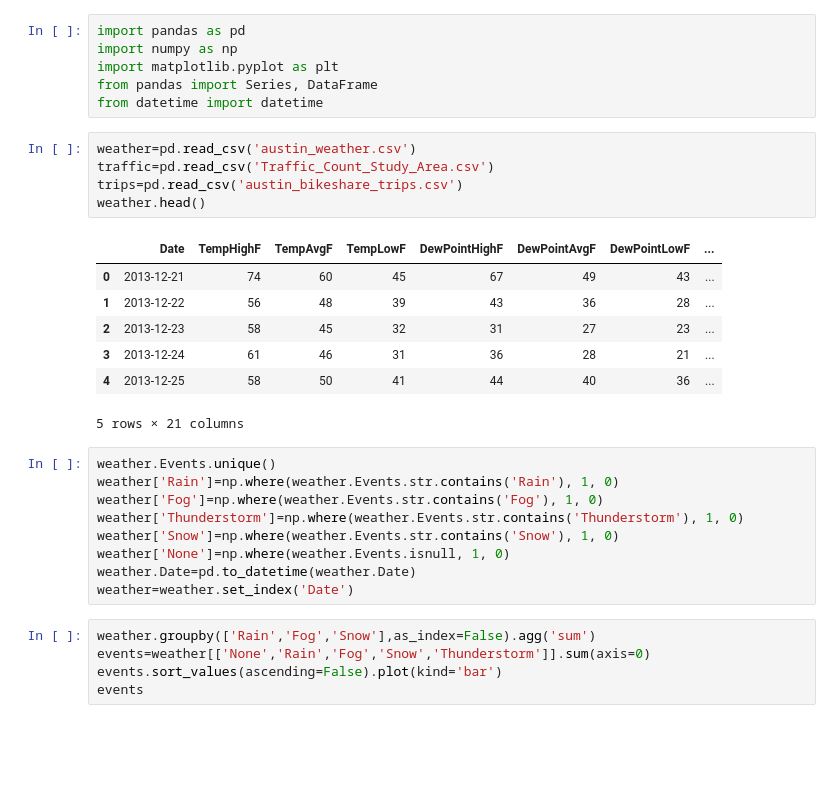
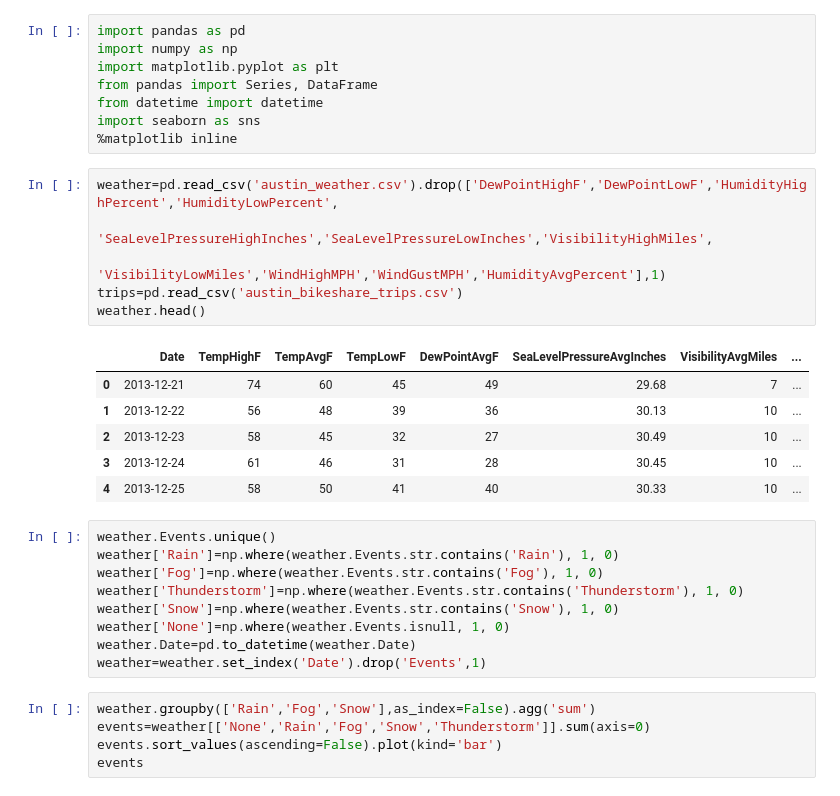
Before and after one commit to akhilesh-reddy/Strategy-consulting-for-bike-sharing, a Jupyter notebook: weather EDA - Rachel.ipynb, the cells around one changed output. Saved outputs shown, nothing was run; the diff lists cells and outputs as text; blank space fills up the shorter version.

```diff
--- a/weather EDA - Rachel.ipynb
+++ b/weather EDA - Rachel.ipynb
@@ -4,19 +4,21 @@ import numpy as np
 import matplotlib.pyplot as plt
 from pandas import Series, DataFrame
 from datetime import datetime
+import seaborn as sns
+%matplotlib inline
 # %%
-weather=pd.read_csv('austin_weather.csv')
-traffic=pd.read_csv('Traffic_Count_Study_Area.csv')
+weather=pd.read_csv('austin_weather.csv').drop(['DewPointHighF','DewPointLowF','HumidityHighPercent','HumidityLowPercent',
+                                               'SeaLevelPressureHighInches','SeaLevelPressureLowInches','VisibilityHighMiles',
+                                               'VisibilityLowMiles','WindHighMPH','WindGustMPH','HumidityAvgPercent'],1)
 trips=pd.read_csv('austin_bikeshare_trips.csv')
 weather.head()
 # %% [output]
-|  | Date | TempHighF | TempAvgF | TempLowF | DewPointHighF | DewPointAvgF | DewPointLowF | ... |
-| 0 | 2013-12-21 | 74 | 60 | 45 | 67 | 49 | 43 | ... |
-| 1 | 2013-12-22 | 56 | 48 | 39 | 43 | 36 | 28 | ... |
-| 2 | 2013-12-23 | 58 | 45 | 32 | 31 | 27 | 23 | ... |
-| 3 | 2013-12-24 | 61 | 46 | 31 | 36 | 28 | 21 | ... |
-| 4 | 2013-12-25 | 58 | 50 | 41 | 44 | 40 | 36 | ... |
+|  | Date | TempHighF | TempAvgF | TempLowF | DewPointAvgF | SeaLevelPressureAvgInches | VisibilityAvgMiles | ... |
+| 0 | 2013-12-21 | 74 | 60 | 45 | 49 | 29.68 | 7 | ... |
+| 1 | 2013-12-22 | 56 | 48 | 39 | 36 | 30.13 | 10 | ... |
+| 2 | 2013-12-23 | 58 | 45 | 32 | 27 | 30.49 | 10 | ... |
+| 3 | 2013-12-24 | 61 | 46 | 31 | 28 | 30.45 | 10 | ... |
+| 4 | 2013-12-25 | 58 | 50 | 41 | 40 | 30.33 | 10 | ... |
-5 rows × 21 columns
 # %%
 weather.Events.unique()
 weather['Rain']=np.where(weather.Events.str.contains('Rain'), 1, 0)
@@ -25,7 +27,7 @@ weather['Thunderstorm']=np.where(weather.Events.str.contains('Thunderstorm'), 1,
 weather['Snow']=np.where(weather.Events.str.contains('Snow'), 1, 0)
 weather['None']=np.where(weather.Events.isnull, 1, 0)
 weather.Date=pd.to_datetime(weather.Date)
-weather=weather.set_index('Date')
+weather=weather.set_index('Date').drop('Events',1)
 # %%
 weather.groupby(['Rain','Fog','Snow'],as_index=False).agg('sum')
 events=weather[['None','Rain','Fog','Snow','Thunderstorm']].sum(axis=0)
```
Also changed, not shown: parts of 18 cells of this notebook.
